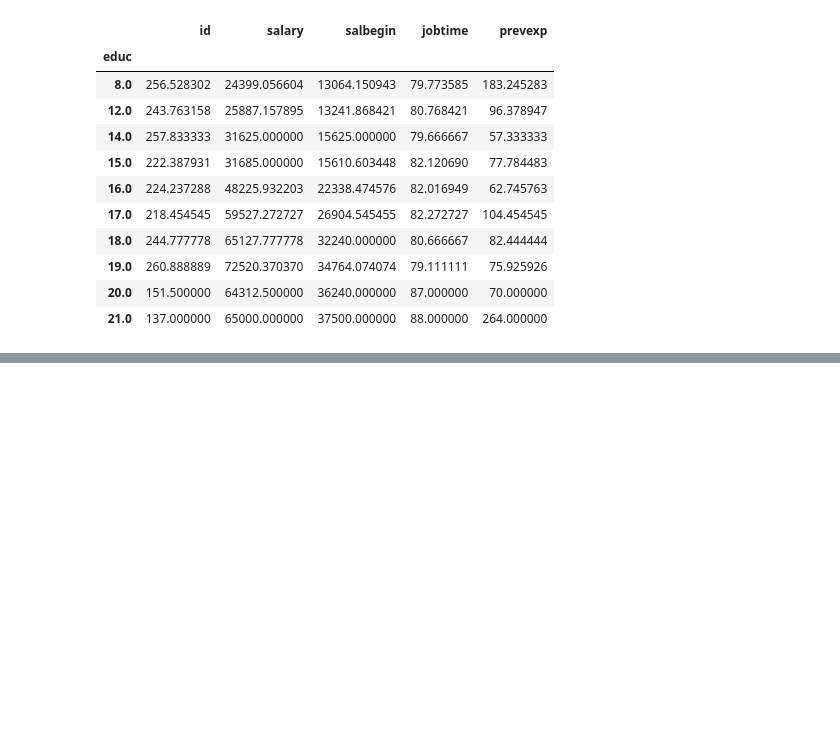
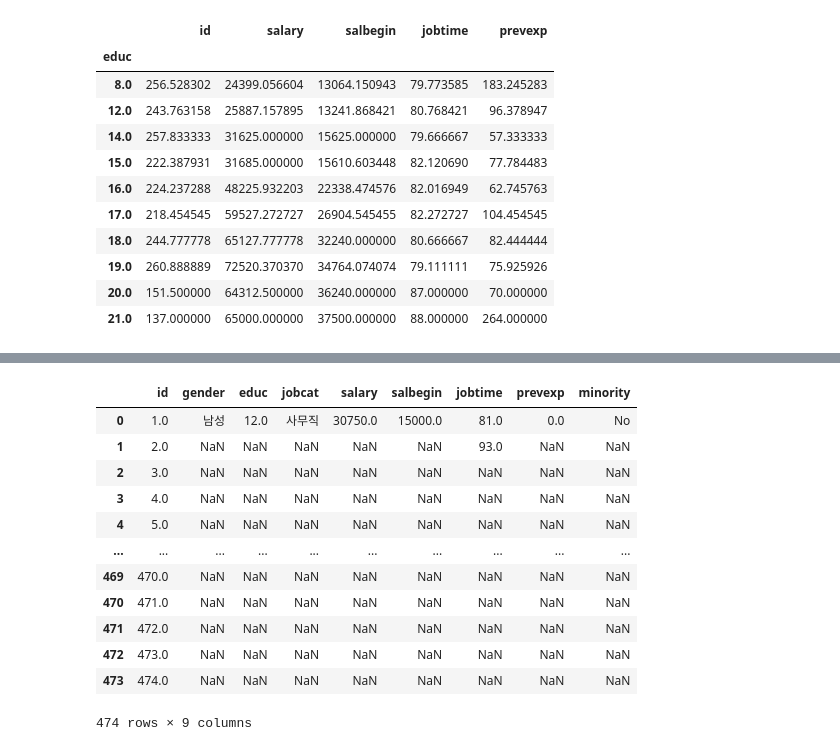
Before and after one commit to y3binchoi/big-data-statistical-analysis, a Jupyter notebook: BSA05/BSA05_Missing-Value.ipynb, the cells around one changed output, grey strips where cells are left out. Drawn from its saved outputs; the diff is of its cells as text; code cells hidden in the pictures; blank space fills up the shorter version.

```diff
--- a/BSA05/BSA05_Missing-Value.ipynb
+++ b/BSA05/BSA05_Missing-Value.ipynb
@@ -13,3 +18,4 @@ import numpy as np
 # %%
-# 결측자료=pd.read_csv("/content/drive/MyDrive/BSA/Employee_missing.csv", encoding="cp949")  # colab
-결측자료=pd.read_csv("Employee_missing.csv", encoding="cp949")
+결측자료=pd.read_csv("/content/drive/MyDrive/BSA/BSA05/Employee_missing.csv", encoding="cp949")  # colab
+# 결측자료=pd.read_csv("Employee_missing.csv", encoding="cp949")
+결측자료.head()
@@ -46,0 +42,10 @@ dtype: int64
+# %%
+# 행 자료 제거
+
+# 결측자료.dropna(axis=0).head() # 결측값이 있음
+# 결측자료.dropna(how='all').head()  # 모든 자료가 결측
+k=5
+결측자료.dropna(thresh=k, inplace=True) # 결측값이 아닌 개수가 k개 미만
+결측자료.dropna(subset=["gender", "jobcat"], inplace=True) # 결측값이 특정 변수에
+# 결측자료.dropna(subset="gender", inplace=True) # 결측을 제거하고 동일명의 데이터프레임으로 저장
+결측자료.head()
@@ -106,0 +147,17 @@ KNNImputer()
+# %%
+최빈값 = 결측자료.mode()
+최빈값
+# %% [output]
+|  | id | gender | educ | jobcat | salary | salbegin | jobtime | prevexp | minority |
+| 0 | 1.0 | 남성 | 12.0 | 사무직 | 30750.0 | 15000.0 | 81.0 | 0.0 | No |
+| 1 | 2.0 | NaN | NaN | NaN | NaN | NaN | 93.0 | NaN | NaN |
+| 2 | 3.0 | NaN | NaN | NaN | NaN | NaN | NaN | NaN | NaN |
+| 3 | 4.0 | NaN | NaN | NaN | NaN | NaN | NaN | NaN | NaN |
+| 4 | 5.0 | NaN | NaN | NaN | NaN | NaN | NaN | NaN | NaN |
+| ... | ... | ... | ... | ... | ... | ... | ... | ... | ... |
+| 469 | 470.0 | NaN | NaN | NaN | NaN | NaN | NaN | NaN | NaN |
+| 470 | 471.0 | NaN | NaN | NaN | NaN | NaN | NaN | NaN | NaN |
+| 471 | 472.0 | NaN | NaN | NaN | NaN | NaN | NaN | NaN | NaN |
+| 472 | 473.0 | NaN | NaN | NaN | NaN | NaN | NaN | NaN | NaN |
+| 473 | 474.0 | NaN | NaN | NaN | NaN | NaN | NaN | NaN | NaN |
+474 rows × 9 columns
```
Also changed, not shown: parts of 24 cells of this notebook, 2 other files.
